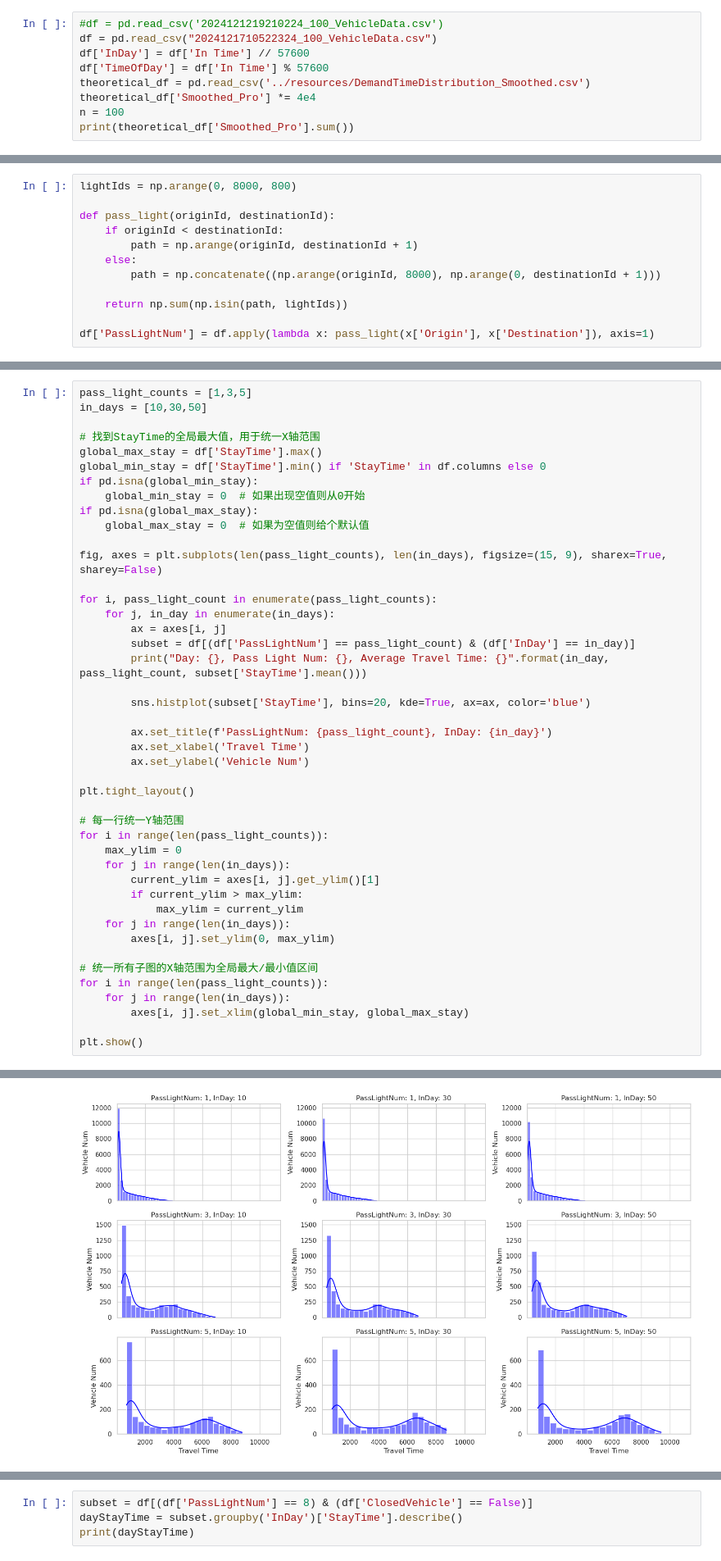
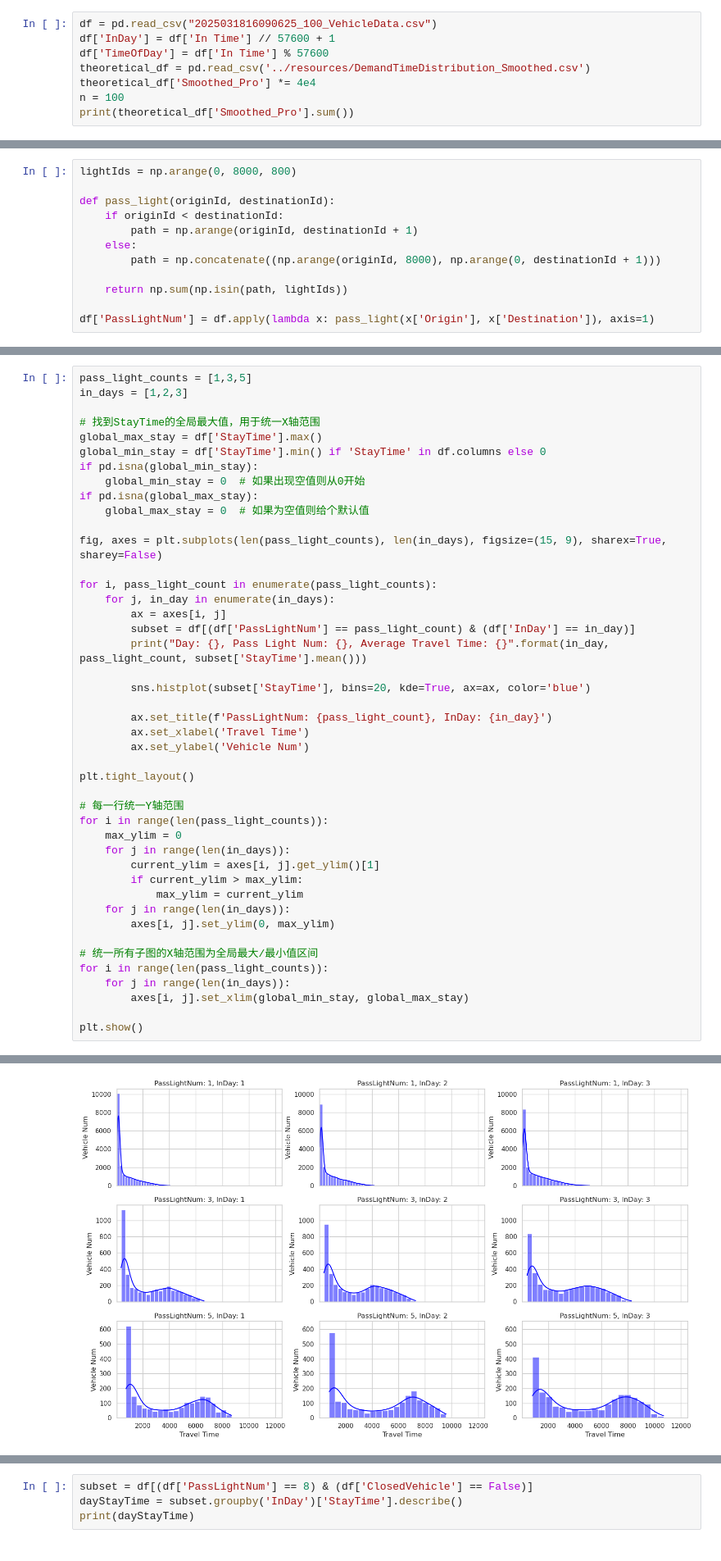
Before and after one commit to DoubleZhs/SimAndLearning, a Jupyter notebook: data/vehicleData.ipynb, the cells around one changed output, grey strips where cells are left out. Shown at 82% size. Cells and saved outputs as stored; diff of their text form.

```diff
--- a/data/vehicleData.ipynb
+++ b/data/vehicleData.ipynb
@@ -8,9 +8,8 @@ sns.set_theme(style="whitegrid")
 Prussian = '#094F9E'
 MaximumRed = '#D71723'
 # %%
-#df = pd.read_csv('2024121219210224_100_VehicleData.csv')
-df = pd.read_csv("2024121710522324_100_VehicleData.csv")
-df['InDay'] = df['In Time'] // 57600
+df = pd.read_csv("2025031816090625_100_VehicleData.csv")
+df['InDay'] = df['In Time'] // 57600 + 1
 df['TimeOfDay'] = df['In Time'] % 57600
 theoretical_df = pd.read_csv('../resources/DemandTimeDistribution_Smoothed.csv')
 theoretical_df['Smoothed_Pro'] *= 4e4
@@ -271,6 +244,6 @@ plt.show()
 # %%
 pass_light_counts = [1,3,5]
-in_days = [10,30,50]
+in_days = [1,2,3]
 
 # 找到StayTime的全局最大值，用于统一X轴范围
 global_max_stay = df['StayTime'].max()
@@ -325,4 +298,4 @@ Day: 50, Pass Light Num: 5, Average Travel Time: 3909.7191489361703
-[figure, old version]
+[figure, new version]
 # %%
 import numpy as np
 from scipy.optimize import curve_fit
```
Also changed, not shown: parts of 12 cells of this notebook, 15 other files.
